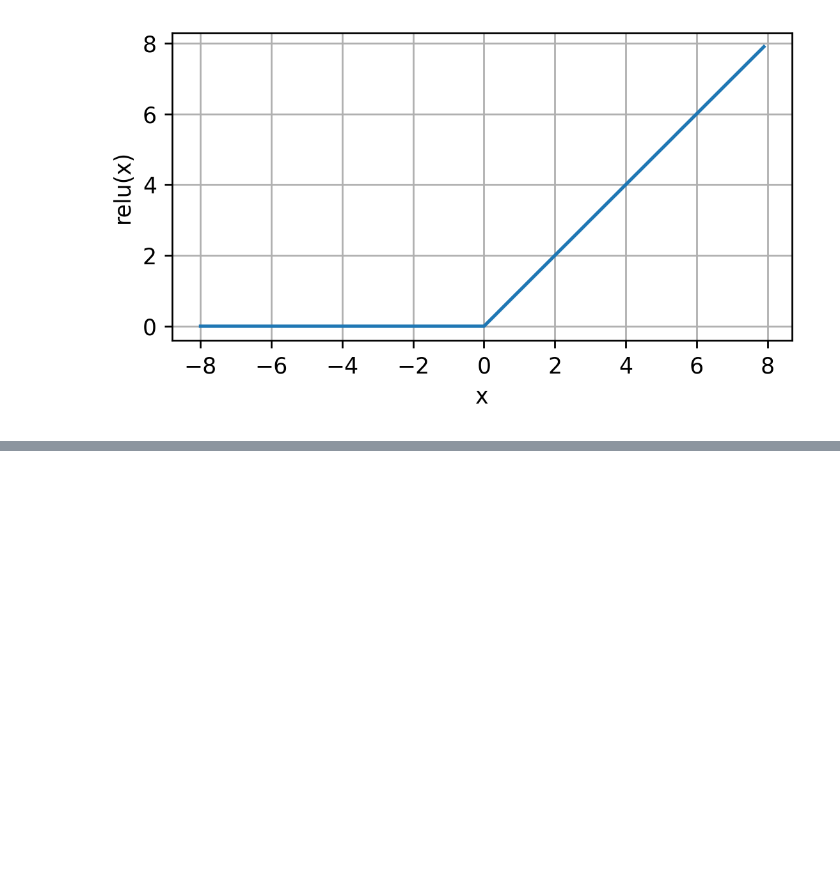
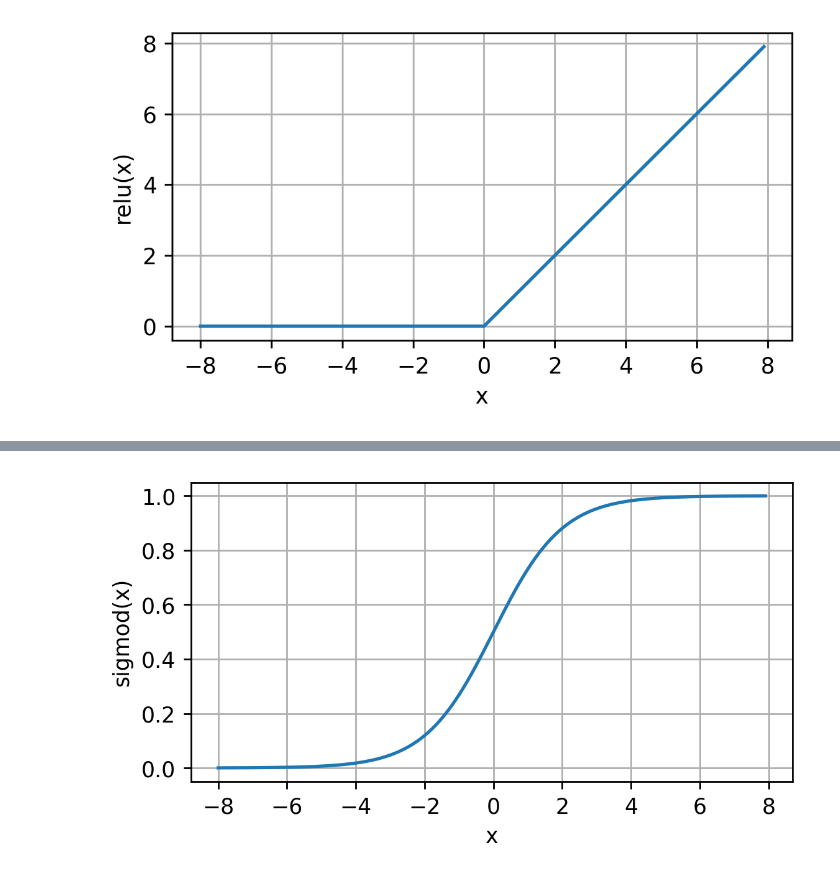
Before and after one commit to DGMEFG/DeepLearning, a Jupyter notebook: ch4.多层感知机/多层感知机.ipynb, the cells around one changed output, grey strips where cells are left out. Drawn from its saved outputs; the diff is of its cells as text; code cells hidden in the pictures; blank space fills up the shorter version.

```diff
--- a/ch4.多层感知机/多层感知机.ipynb
+++ b/ch4.多层感知机/多层感知机.ipynb
@@ -13,0 +21,5 @@ plot(x.detach(), y.detach(), 'x', 'relu(x)', figsize=(5, 2.5))
+# %%
+y = torch.sigmoid(x)
+plot(x.detach(), y.detach(), 'x', 'sigmod(x)', figsize=(5, 2.5))
+# %% [output]
+[figure, added]
```
Also changed, not shown: parts of 5 cells of this notebook, 6 other files.
